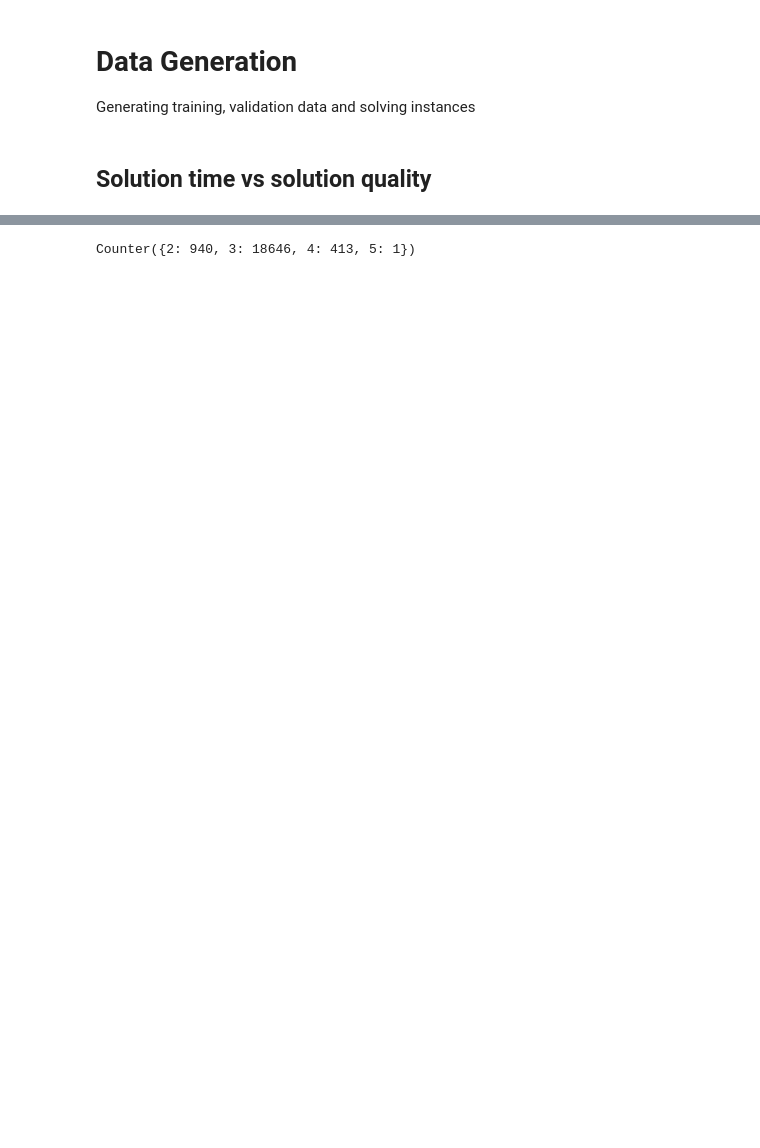
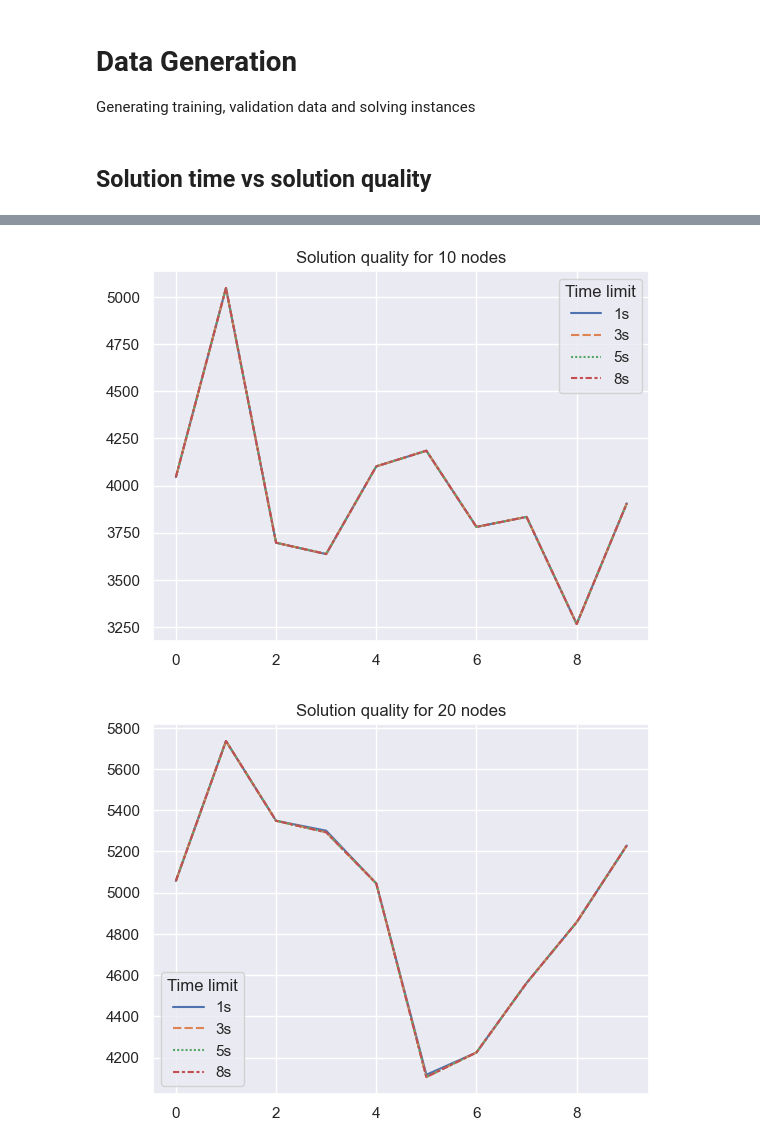
Before and after one commit to sebammon/vrp-thesis, a Jupyter notebook: Data generation.ipynb, the cells around one changed output, grey strips where cells are left out. Cells and saved outputs as stored; diff of their text form; code cells hidden in the pictures; blank space fills up the shorter version.

Commit message:
update data generation

```diff
--- a/Data generation.ipynb
+++ b/Data generation.ipynb
@@ -46,17 +15,0 @@ for time_limit in time_limits:
-# %%
-x = []
-y = []
-x_avg = []
-y_avg = []
-
-for time_limit, solutions in results:
-    y_tmp = []
-
-    for solution in solutions:
-        if solution is not None:
-            x.append(time_limit)
-            y.append(solution)
-            y_tmp.append(solution)
-
-    x_avg.append(time_limit)
-    y_avg.append(np.mean(y_tmp))
@@ -105,5 +15,0 @@ len(get_errors(data))
-# %%
-vehicles_used = [d["vehicles_used"] for d in data]
-Counter(vehicles_used)
-# %% [output]
-Counter({2: 940, 3: 18646, 4: 413, 5: 1})
@@ -122,0 +16,29 @@ torch.save(dataset_unnormalized, "data/vrp_20_k3_unnormalized.pt")
+# %%
+def solve_wrapper(*args, **kwargs):
+    routes, solver = solve(*args, **kwargs)
+
+    return solver.solution.ObjectiveValue() if solver.solution else 0
+# %%
+np.random.seed(42)
+
+for nodes in [10, 20, 50]:
+    instances = [generate_instance(nodes) for _ in range(10)]
+
+    objective_values = np.zeros((10, 4))
+
+    for j, time_limit in enumerate([1, 3, 5, 8]):
+        solutions = Parallel(n_jobs=-1)(
+            delayed(solve_wrapper)(instance, time_limit=time_limit, first_solution_strategy="PATH_CHEAPEST_ARC")
+            for instance in instances
+        )
+
+        objective_values[:, j] = solutions
+
+    ax = sns.lineplot(data=objective_values)
+    h, l = ax.get_legend_handles_labels()
+    plt.title(f"Solution quality for {nodes} nodes")
+    plt.legend(title="Time limit", handles=h, labels=["1s", "3s", "5s", "8s"])
+    plt.show()
+# %% [output]
+[figure, added]
+[figure, added]
```
Also changed, not shown: parts of 17 cells of this notebook.
